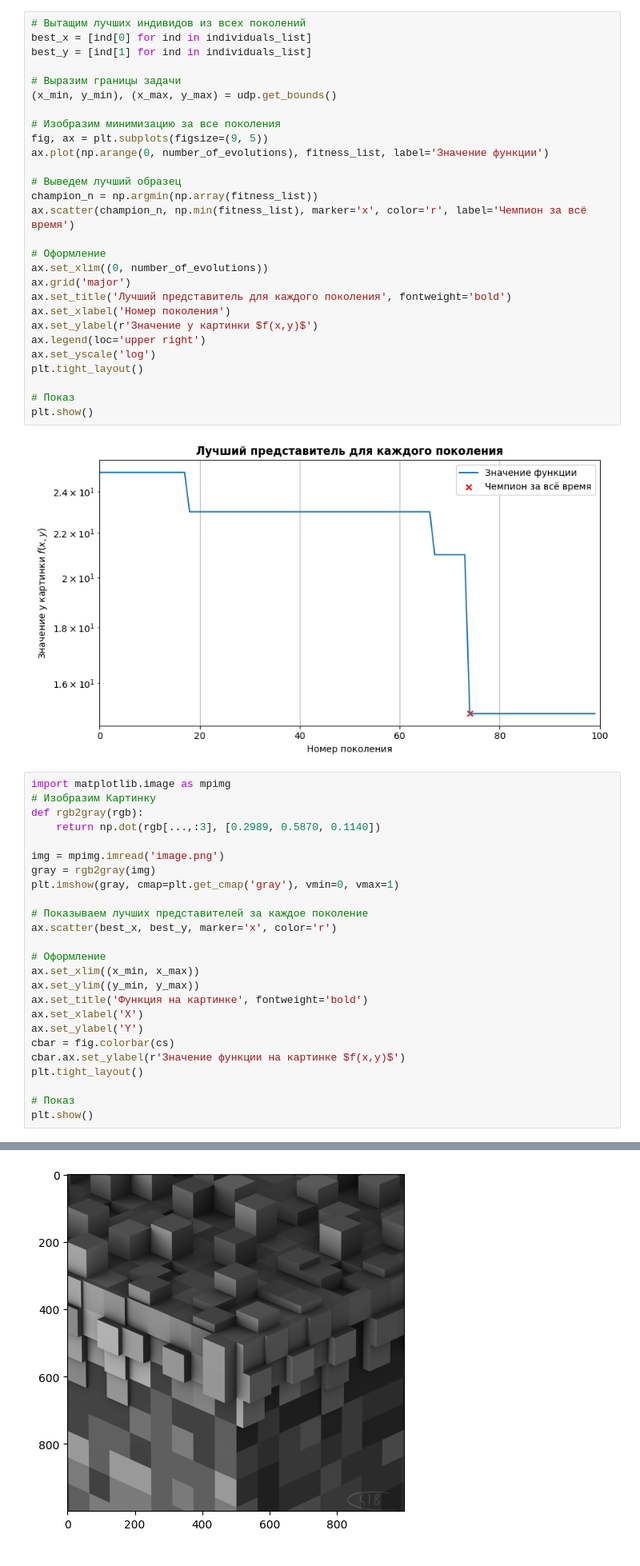
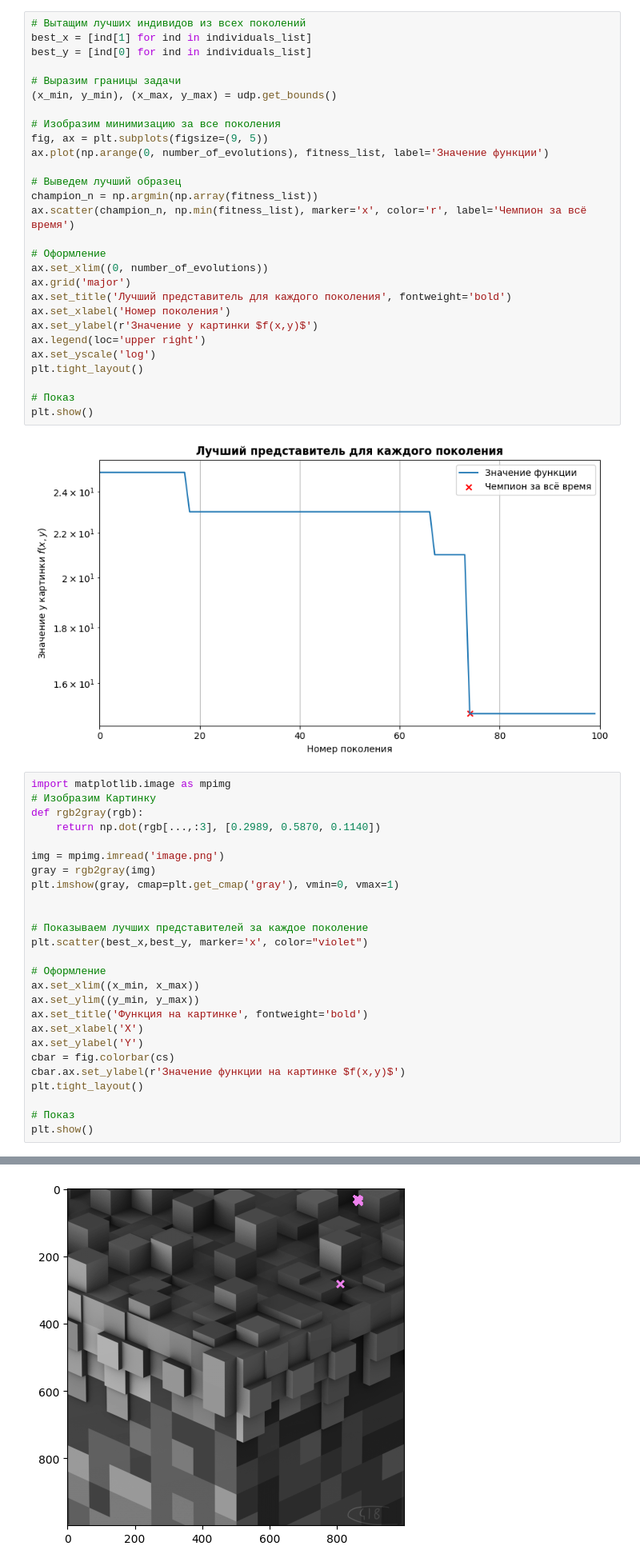
Before and after one commit to GitGood2000/114M_AI, a Jupyter notebook: LAB_02/Lab2.ipynb, the cells around one changed output, grey strips where cells are left out. Shown at 80% size. Cells and saved outputs as stored; diff of their text form.

```diff
--- a/LAB_02/Lab2.ipynb
+++ b/LAB_02/Lab2.ipynb
@@ -531,8 +533,8 @@ Number of function evaluations:  101000
 Difference wrt the minimum:  [ 28.27807195 861.8862702 ]
 # %%
 # Вытащим лучших индивидов из всех поколений
-best_x = [ind[0] for ind in individuals_list]
-best_y = [ind[1] for ind in individuals_list]
+best_x = [ind[1] for ind in individuals_list]
+best_y = [ind[0] for ind in individuals_list]
 
 # Выразим границы задачи
 (x_min, y_min), (x_max, y_max) = udp.get_bounds()
@@ -569,8 +571,9 @@ img = mpimg.imread('image.png')
 gray = rgb2gray(img)
 plt.imshow(gray, cmap=plt.get_cmap('gray'), vmin=0, vmax=1)
 
+
 # Показываем лучших представителей за каждое поколение
-ax.scatter(best_x, best_y, marker='x', color='r')
+plt.scatter(best_x,best_y, marker='x', color="violet")
 
 # Оформление
 ax.set_xlim((x_min, x_max))
@@ -590 +592 @@ Invalid limit will be ignored.
-[figure, old version]
+[figure, new version]
```
Also changed, not shown: parts of 2 cells of this notebook.
